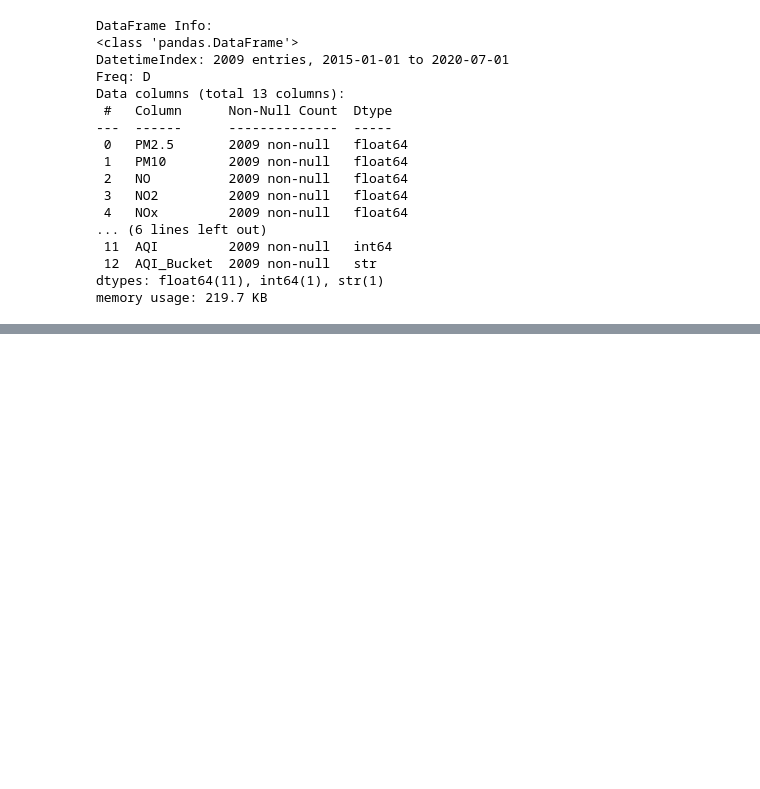
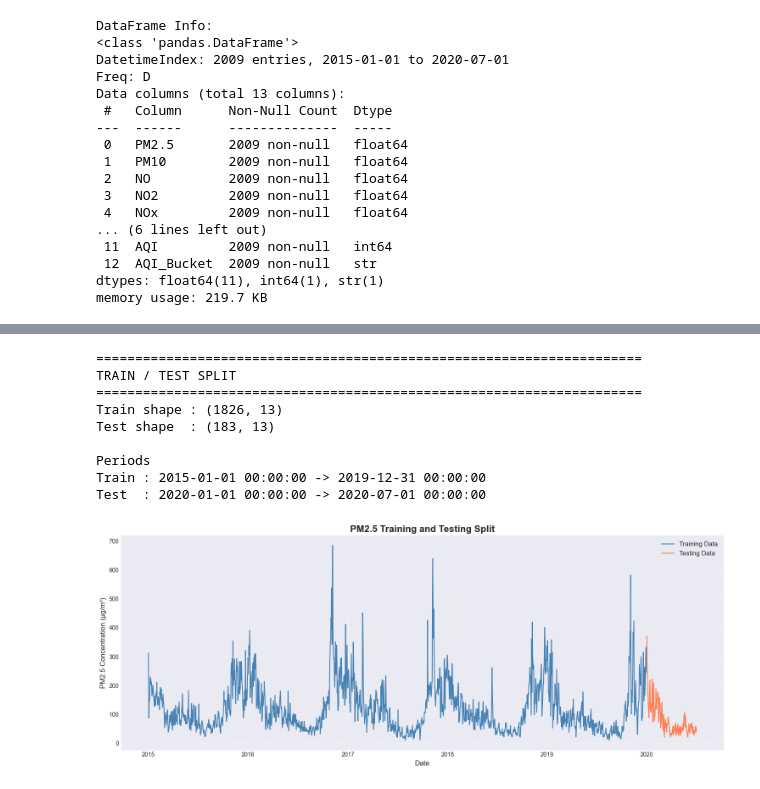
Before and after one commit to nhung112/pm2.5_concentration, a Jupyter notebook: Notebooks/model_sarima.ipynb, the cells around one changed output, grey strips where cells are left out. Saved outputs shown, nothing was run; the diff lists cells and outputs as text; code cells hidden in the pictures; blank space fills up the shorter version.

```diff
--- a/Notebooks/model_sarima.ipynb
+++ b/Notebooks/model_sarima.ipynb
@@ -1397,0 +67,45 @@ PM2.5 Mean: 117.1 μg/m³ | Std Dev: 82.9
+# %%
+# ============================================
+# IMPORTANT: Train-Test Split BEFORE any analysis
+# This prevents data leakage in time series
+# ============================================
+
+print("\n" + "="*70)
+print("TRAIN / TEST SPLIT")
+print("="*70)
+
+train = df[:'2019-12-31'].copy()
+test  = df['2020-01-01':].copy()
+
+print(f"Train shape : {train.shape}")
+print(f"Test shape  : {test.shape}")
+
+print("\nPeriods")
+print(f"Train : {train.index.min()} -> {train.index.max()}")
+print(f"Test  : {test.index.min()} -> {test.index.max()}")
+
+y_train = train["PM2.5"]
+y_test = test["PM2.5"]
+
+# Plot the split
+plt.figure(figsize=(15, 6))
+plt.plot(y_train, label='Training Data', color='steelblue')
+plt.plot(y_test, label='Testing Data', color='coral')
+plt.title('PM2.5 Training and Testing Split', fontsize=16, fontweight='bold')
+plt.xlabel('Date', fontsize=12)
+plt.ylabel('PM2.5 Concentration (μg/m³)', fontsize=12)
+plt.legend(fontsize=11)
+plt.grid(True, linestyle='--', alpha=0.7)
+plt.tight_layout()
+plt.show()
+# %% [output]
+======================================================================
+TRAIN / TEST SPLIT
+======================================================================
+Train shape : (1826, 13)
+Test shape  : (183, 13)
+
+Periods
+Train : 2015-01-01 00:00:00 -> 2019-12-31 00:00:00
+Test  : 2020-01-01 00:00:00 -> 2020-07-01 00:00:00
+[figure, added]
```
Also changed, not shown: parts of 50 cells of this notebook.
